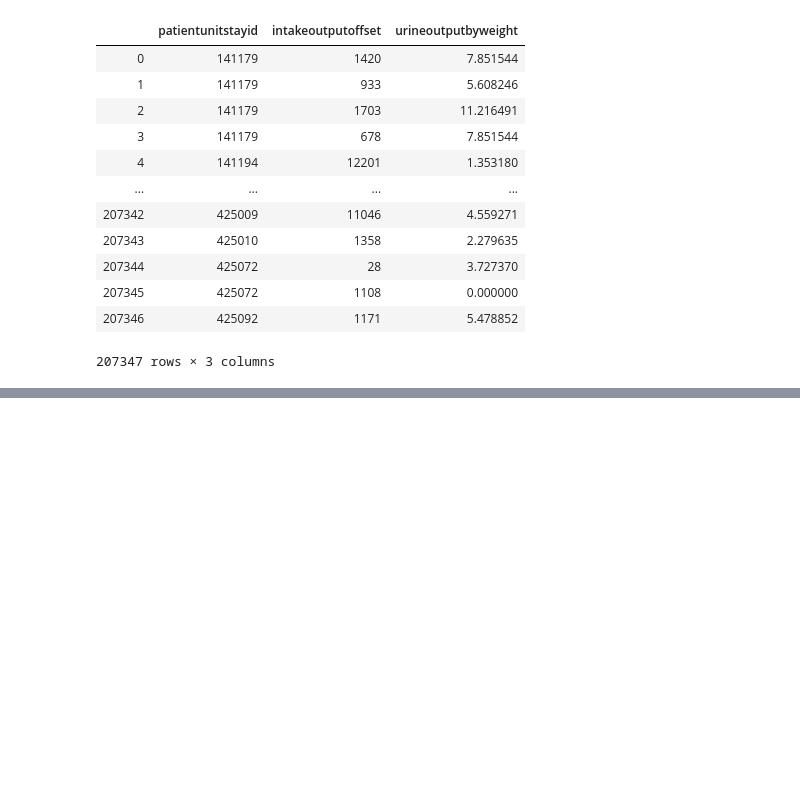
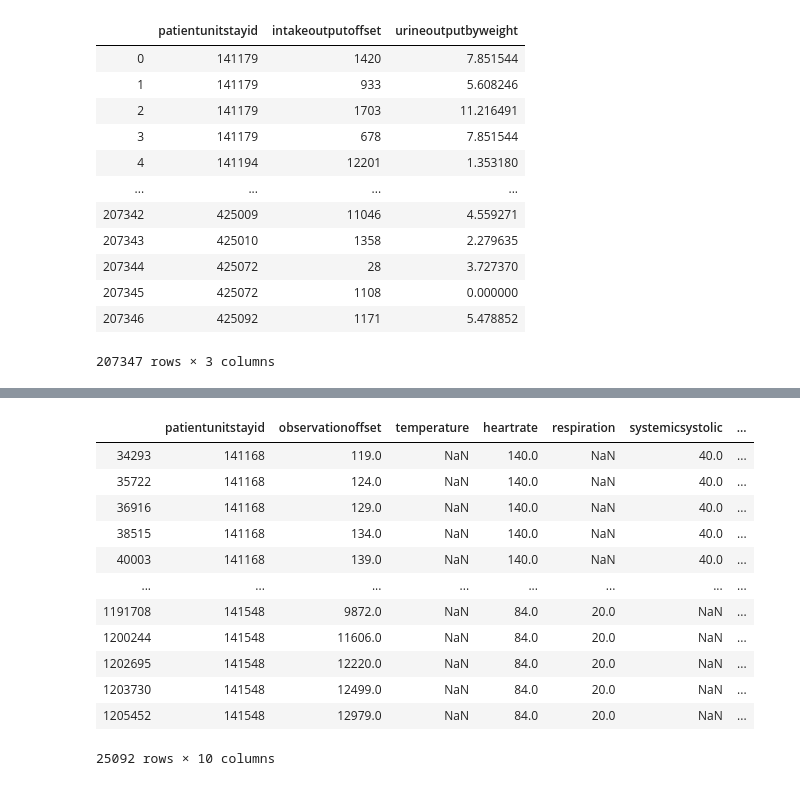
Before and after one commit to StallionsProject/SepsisPrediction, a Jupyter notebook: Jupyter Notebooks/patient-timeseries.ipynb, the cells around one changed output, grey strips where cells are left out. Cells and saved outputs as stored; diff of their text form; code cells hidden in the pictures; blank space fills up the shorter version.

```diff
--- a/Jupyter Notebooks/patient-timeseries.ipynb
+++ b/Jupyter Notebooks/patient-timeseries.ipynb
@@ -190,0 +235,20 @@ finalMerge
+# %%
+idList = sorted(set(list(finalMerge['patientunitstayid'])))
+# %%
+ff = finalMerge.copy()
+nfinalMerge = pd.DataFrame()
+# %%
+for id in idList[:51]:
+    df = ff[ff['patientunitstayid'] == id]
+    df.loc[:, 'temperature'] = df['temperature'].interpolate(method='linear', limit_direction='both')
+    df.loc[:, 'heartrate'] = df['heartrate'].interpolate(method='linear', limit_direction='both')
+    df.loc[:, 'respiration'] = df['respiration'].interpolate(method='linear', limit_direction='both')
+    df.loc[:, 'systemicsystolic'] = df['systemicsystolic'].interpolate(method='linear', limit_direction='both')
+    df.loc[:, 'creatinine'] = df['creatinine'].interpolate(method='linear', limit_direction='both')
+    df.loc[:, 'wbcx1000'] = df['wbcx1000'].interpolate(method='linear', limit_direction='both')
+    df.loc[:, 'lactate'] = df['lactate'].interpolate(method='linear', limit_direction='both')
+    df.loc[:, 'urineoutputbyweight'] = df['urineoutputbyweight'].interpolate(method='linear', limit_direction='both')
+    print(df)
+    print(df['lactate'].interpolate(method='linear', limit_direction='both').shape)
+    nfinalMerge = nfinalMerge.append(df)
+    print("next")
@@ -190,0 +279,16 @@ finalMerge
+# %%
+nfinalMerge
+# %% [output]
+|  | patientunitstayid | observationoffset | temperature | heartrate | respiration | systemicsystolic | ... |
+| 34293 | 141168 | 119.0 | NaN | 140.0 | NaN | 40.0 | ... |
+| 35722 | 141168 | 124.0 | NaN | 140.0 | NaN | 40.0 | ... |
+| 36916 | 141168 | 129.0 | NaN | 140.0 | NaN | 40.0 | ... |
+| 38515 | 141168 | 134.0 | NaN | 140.0 | NaN | 40.0 | ... |
+| 40003 | 141168 | 139.0 | NaN | 140.0 | NaN | 40.0 | ... |
+| ... | ... | ... | ... | ... | ... | ... | ... |
+| 1191708 | 141548 | 9872.0 | NaN | 84.0 | 20.0 | NaN | ... |
+| 1200244 | 141548 | 11606.0 | NaN | 84.0 | 20.0 | NaN | ... |
+| 1202695 | 141548 | 12220.0 | NaN | 84.0 | 20.0 | NaN | ... |
+| 1203730 | 141548 | 12499.0 | NaN | 84.0 | 20.0 | NaN | ... |
+| 1205452 | 141548 | 12979.0 | NaN | 84.0 | 20.0 | NaN | ... |
+25092 rows × 10 columns
```
Also changed, not shown: parts of 6 cells of this notebook.
